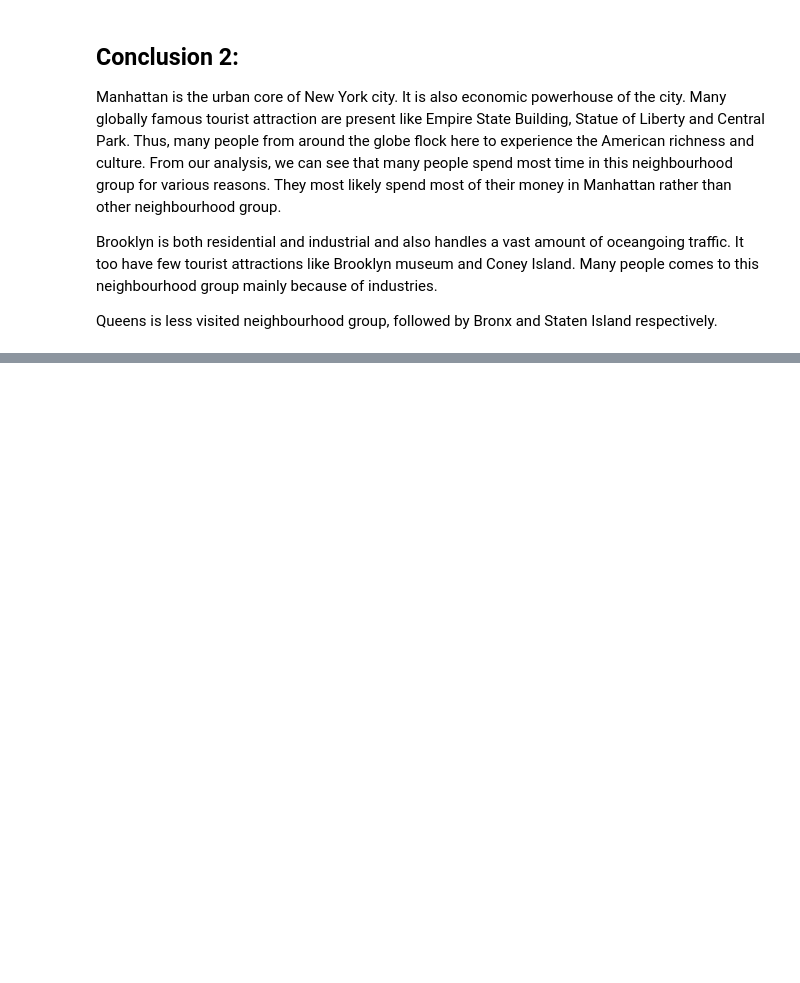
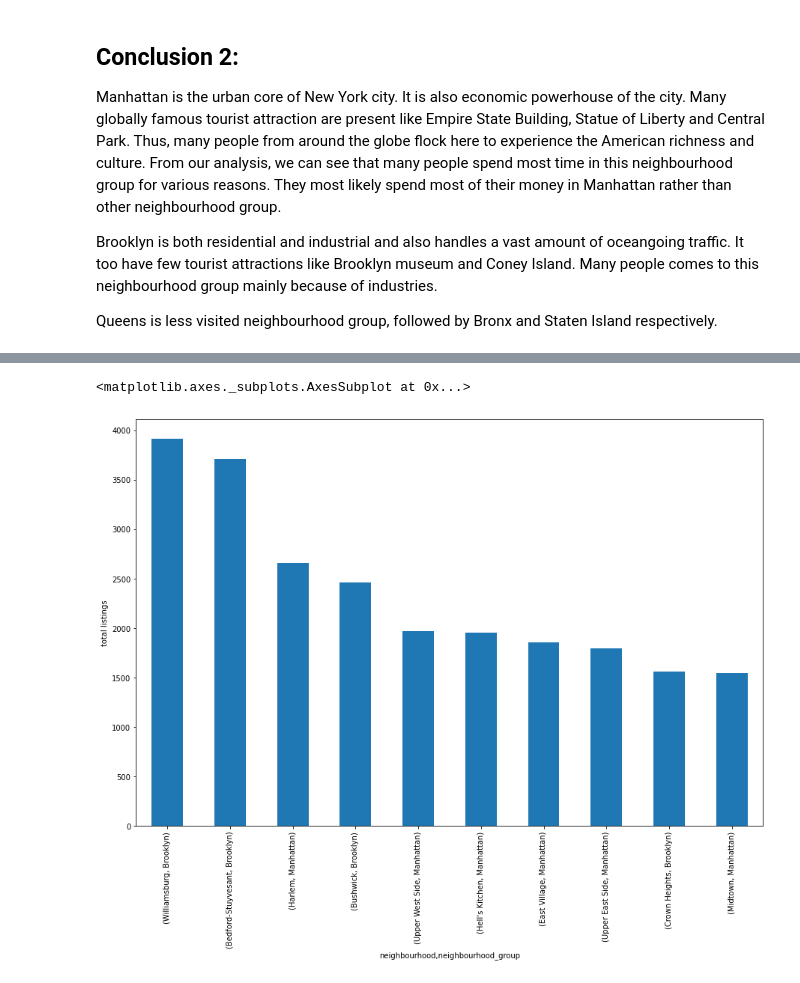
Before and after one commit to SubhamZap/Airbnb-Booking-Analysis, a Jupyter notebook: Airbnb_Bookings_Analysis_Capstone_Project.ipynb, the cells around one changed output, grey strips where cells are left out. Saved outputs shown, nothing was run; the diff lists cells and outputs as text; code cells hidden in the pictures; blank space fills up the shorter version.

```diff
--- a/Airbnb_Bookings_Analysis_Capstone_Project.ipynb
+++ b/Airbnb_Bookings_Analysis_Capstone_Project.ipynb
@@ -481,0 +551,9 @@ Queens is less visited neighbourhood group, followed by Bronx and Staten Island
+# %%
+# Which neighbourhood_group has these top 10 neighbourhood
+
+top_10_neighbourhood_in_Manhattan = new_air_df['neighbourhood_group'].groupby(new_air_df['neighbourhood']).value_counts().nlargest(10)
+plt.figure(figsize=[15,10])
+top_10_neighbourhood_in_Manhattan.plot(kind= 'bar', ylabel= 'total listings')
+# %% [output]
+<matplotlib.axes._subplots.AxesSubplot at 0x...>
+[figure, added]
```
Also changed, not shown: parts of 25 cells of this notebook.
